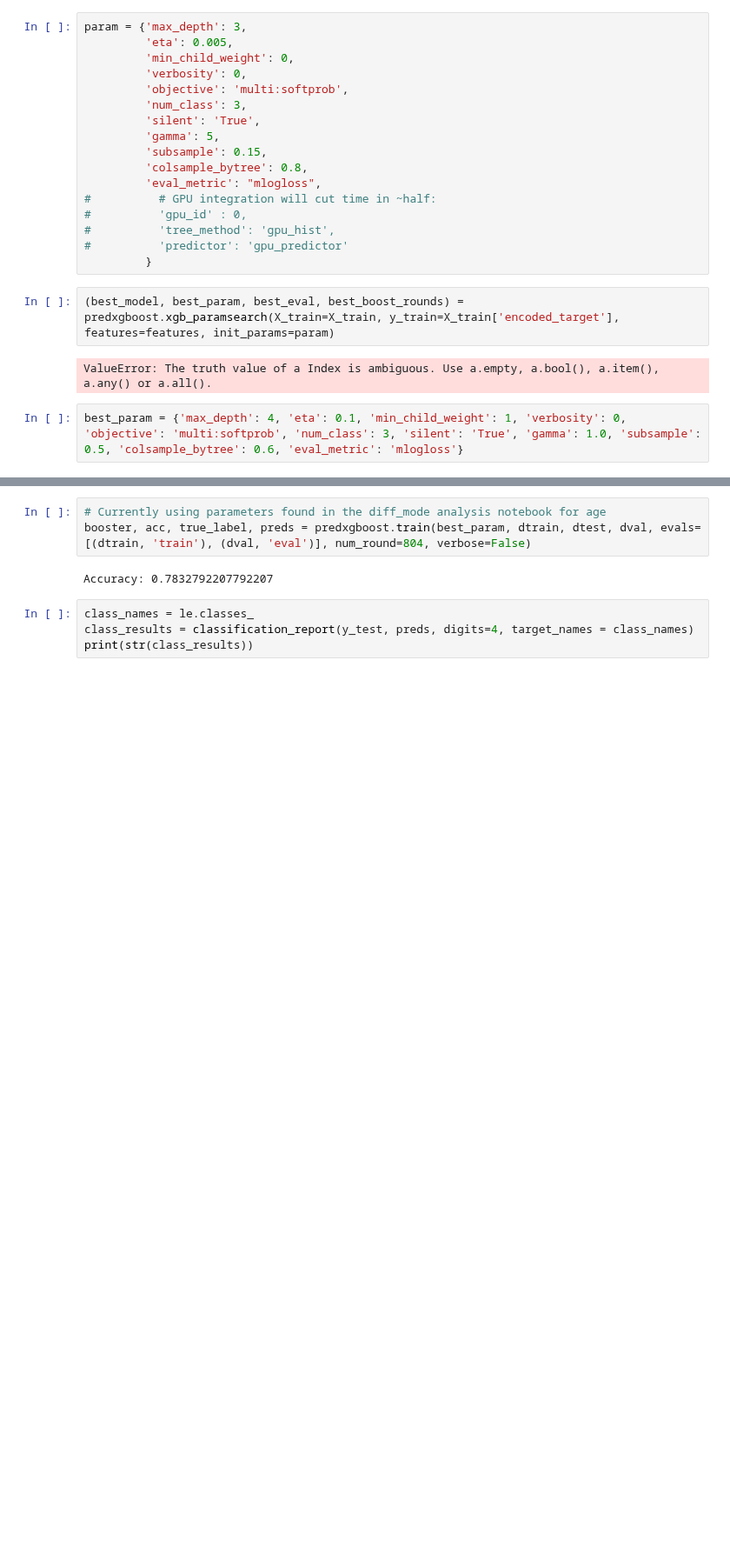
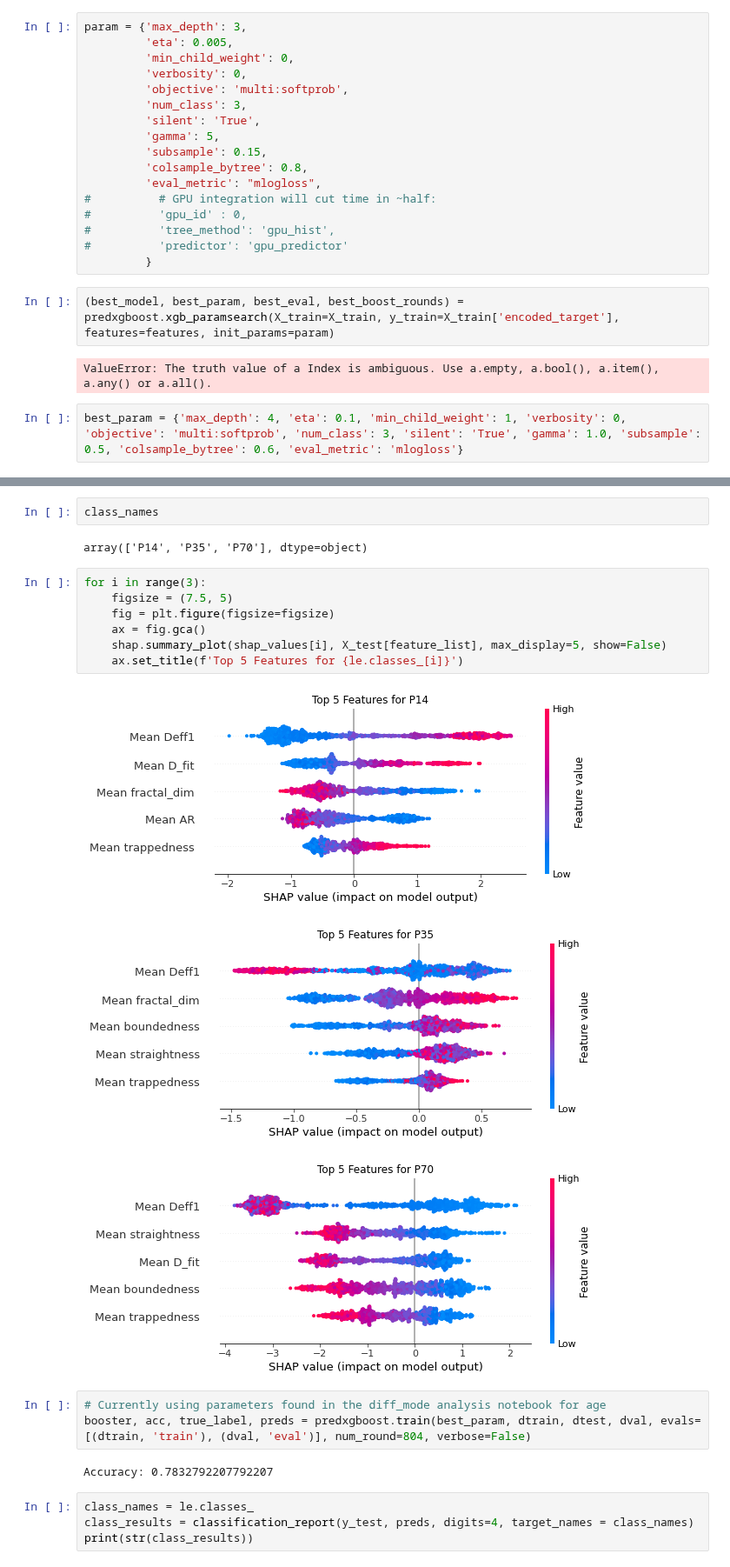
Before and after one commit to Nance-Lab/diff_predictor, a Jupyter notebook: notebooks/diffpred_full_workflow.ipynb, the cells around one changed output, grey strips where cells are left out. Shown at 87% size. Drawn from its saved outputs; the diff is of its cells as text; blank space fills up the shorter version.

```diff
--- a/notebooks/diffpred_full_workflow.ipynb
+++ b/notebooks/diffpred_full_workflow.ipynb
@@ -213,3 +310,18 @@ best_param = {'max_depth': 4, 'eta': 0.1, 'min_child_weight': 1, 'verbosity': 0,
+# %%
+class_names
+# %% [output]
+array(['P14', 'P35', 'P70'], dtype=object)
+# %%
+for i in range(3):
+    figsize = (7.5, 5)
+    fig = plt.figure(figsize=figsize)
+    ax = fig.gca()
+    shap.summary_plot(shap_values[i], X_test[feature_list], max_display=5, show=False)
+    ax.set_title(f'Top 5 Features for {le.classes_[i]}')
+# %% [output]
+[figure, added]
+[figure, added]
+[figure, added]
 # %%
 # Currently using parameters found in the diff_mode analysis notebook for age
 booster, acc, true_label, preds = predxgboost.train(best_param, dtrain, dtest, dval, evals=[(dtrain, 'train'), (dval, 'eval')], num_round=804, verbose=False)
```
Also changed, not shown: parts of 9 cells of this notebook.
